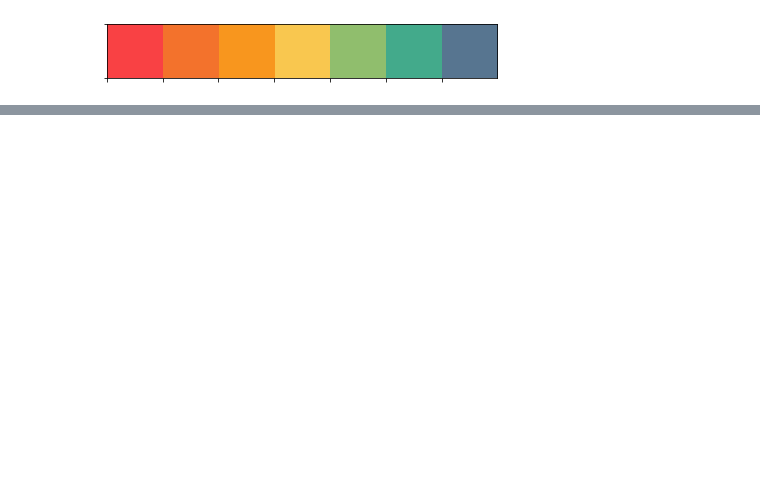
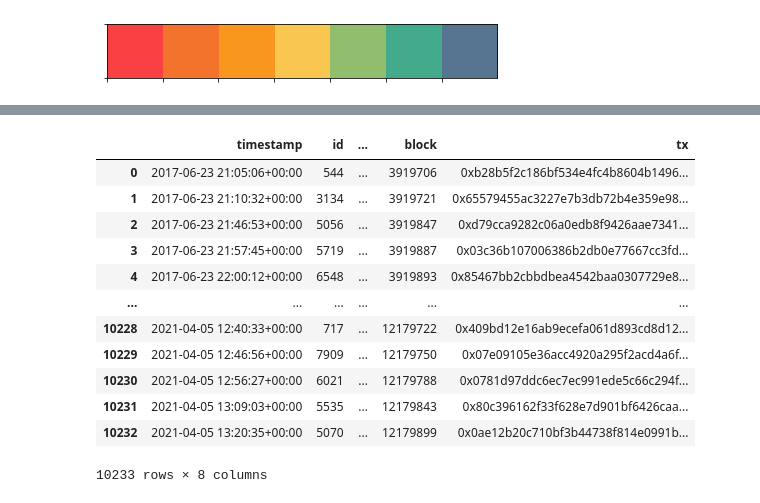
Before and after one commit to Jroc561/Model-Tester, a Jupyter notebook: research.ipynb, the cells around one changed output, grey strips where cells are left out. Saved outputs shown, nothing was run; the diff lists cells and outputs as text; code cells hidden in the pictures; blank space fills up the shorter version.

```diff
--- a/research.ipynb
+++ b/research.ipynb
@@ -114,0 +103,18 @@ sns.palplot(color)
+# %%
+punk_sales = pd.read_csv("flask-backend/data/punks_sales.csv", parse_dates=['timestamp'])
+punk_sales.columns = punk_sales.columns.str.strip()
+punk_sales
+# %% [output]
+|  | timestamp | id | ... | block | tx |
+| 0 | 2017-06-23 21:05:06+00:00 | 544 | ... | 3919706 | 0xb28b5f2c186bf534e4fc4b8604b1496... |
+| 1 | 2017-06-23 21:10:32+00:00 | 3134 | ... | 3919721 | 0x65579455ac3227e7b3db72b4e359e98... |
+| 2 | 2017-06-23 21:46:53+00:00 | 5056 | ... | 3919847 | 0xd79cca9282c06a0edb8f9426aae7341... |
+| 3 | 2017-06-23 21:57:45+00:00 | 5719 | ... | 3919887 | 0x03c36b107006386b2db0e77667cc3fd... |
+| 4 | 2017-06-23 22:00:12+00:00 | 6548 | ... | 3919893 | 0x85467bb2cbbdbea4542baa0307729e8... |
+| ... | ... | ... | ... | ... | ... |
+| 10228 | 2021-04-05 12:40:33+00:00 | 717 | ... | 12179722 | 0x409bd12e16ab9ecefa061d893cd8d12... |
+| 10229 | 2021-04-05 12:46:56+00:00 | 7909 | ... | 12179750 | 0x07e09105e36acc4920a295f2acd4a6f... |
+| 10230 | 2021-04-05 12:56:27+00:00 | 6021 | ... | 12179788 | 0x0781d97ddc6ec7ec991ede5c66c294f... |
+| 10231 | 2021-04-05 13:09:03+00:00 | 5535 | ... | 12179843 | 0x80c396162f33f628e7d901bf6426caa... |
+| 10232 | 2021-04-05 13:20:35+00:00 | 5070 | ... | 12179899 | 0x0ae12b20c710bf3b44738f814e0991b... |
+10233 rows × 8 columns
```
Also changed, not shown: parts of 20 cells of this notebook, 2 other files.
